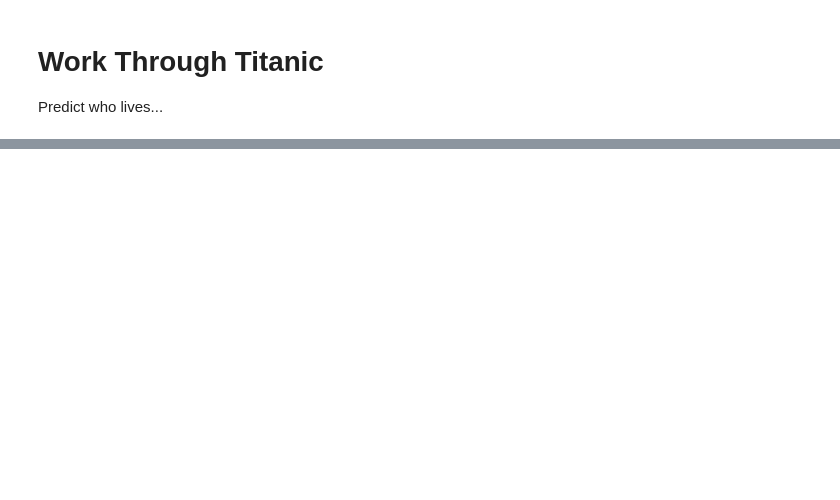
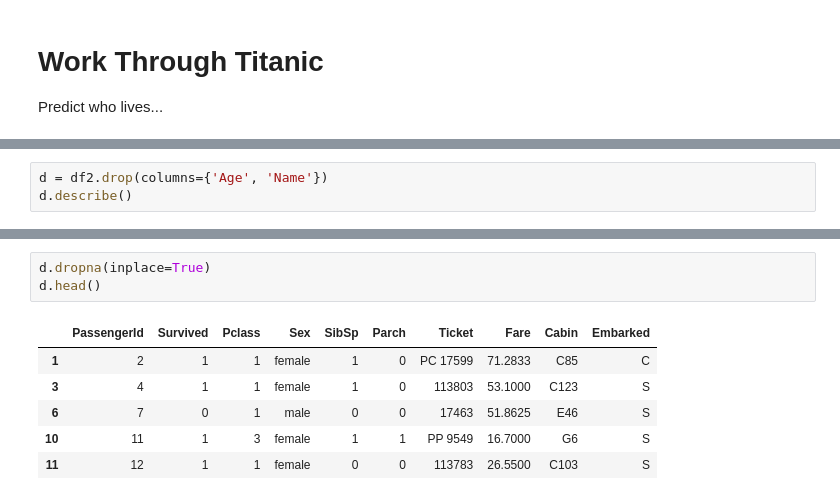
Before and after one commit to allyryry/BasicClassExamples, a Jupyter notebook: 023_Non_linear_and_Logistic_Reg.ipynb, the cells around one changed output, grey strips where cells are left out. Cells and saved outputs as stored; diff of their text form; blank space fills up the shorter version.

```diff
--- a/023_Non_linear_and_Logistic_Reg.ipynb
+++ b/023_Non_linear_and_Logistic_Reg.ipynb
@@ -350,0 +367,3 @@ df2.head()
+# %%
+d = df2.drop(columns={'Age', 'Name'})
+d.describe()
@@ -350,0 +380,10 @@ df2.head()
+# %%
+d.dropna(inplace=True)
+d.head()
+# %% [output]
+|  | PassengerId | Survived | Pclass | Sex | SibSp | Parch | Ticket | Fare | Cabin | Embarked |
+| 1 | 2 | 1 | 1 | female | 1 | 0 | PC 17599 | 71.2833 | C85 | C |
+| 3 | 4 | 1 | 1 | female | 1 | 0 | 113803 | 53.1000 | C123 | S |
+| 6 | 7 | 0 | 1 | male | 0 | 0 | 17463 | 51.8625 | E46 | S |
+| 10 | 11 | 1 | 3 | female | 1 | 1 | PP 9549 | 16.7000 | G6 | S |
+| 11 | 12 | 1 | 1 | female | 0 | 0 | 113783 | 26.5500 | C103 | S |
```
Also changed, not shown: parts of 15 cells of this notebook.
